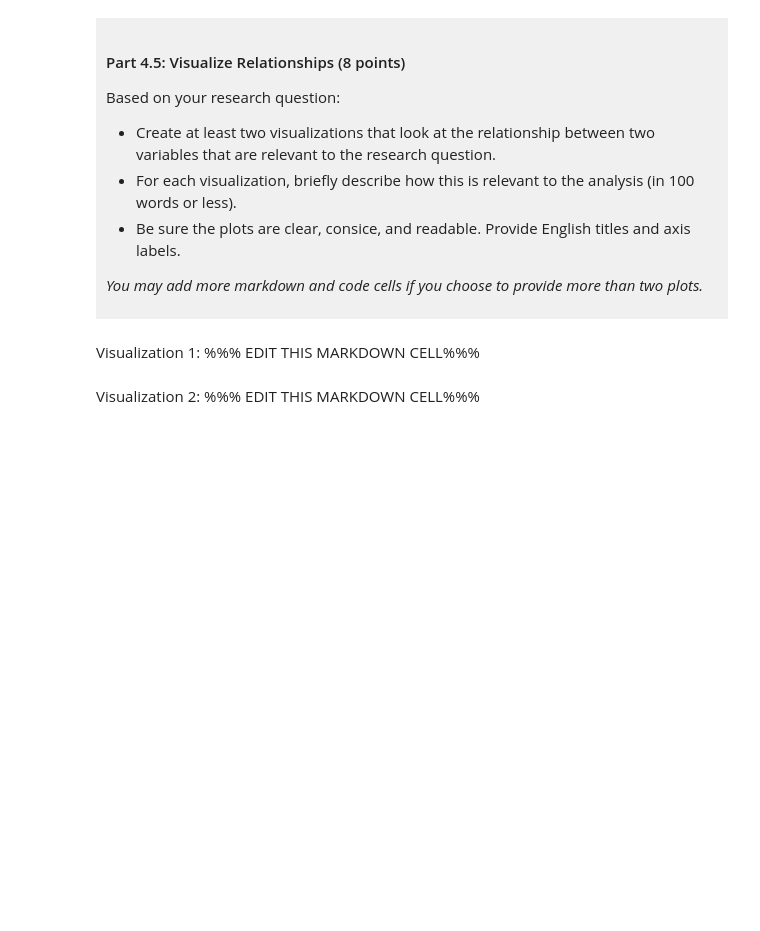
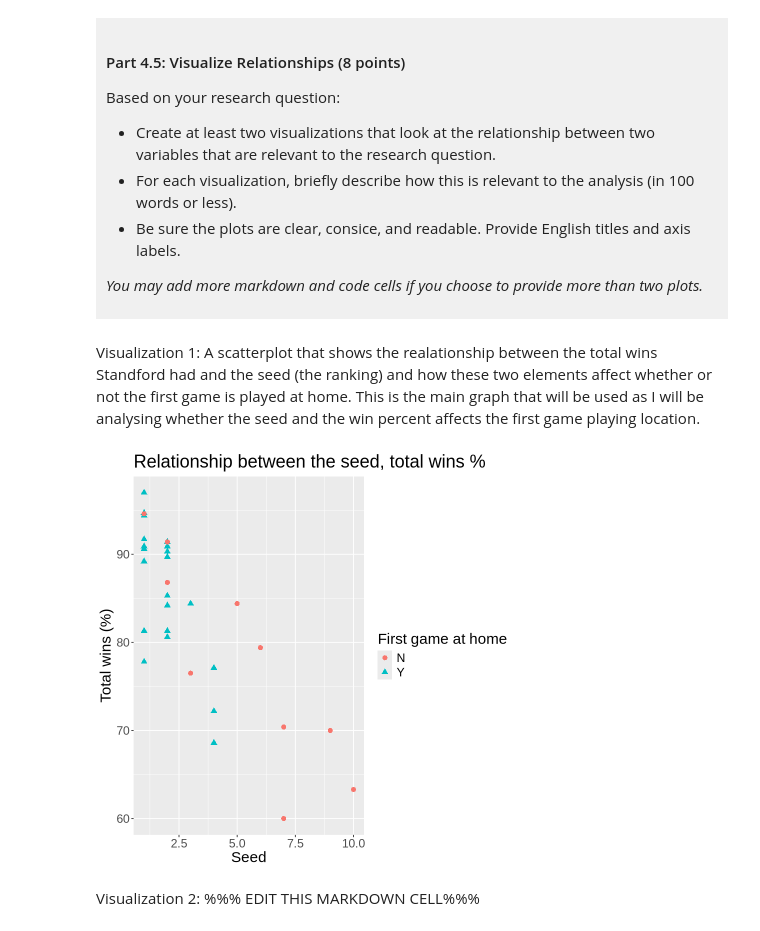
Before and after one commit to ivanavicky17/dsci-100-project-Ivana-Chow, a Jupyter notebook: dsci-100-project-notebook.ipynb, the cells around one changed output. Saved outputs shown, nothing was run; the diff lists cells and outputs as text; code cells hidden in the pictures; blank space fills up the shorter version.

```diff
--- a/dsci-100-project-notebook.ipynb
+++ b/dsci-100-project-notebook.ipynb
@@ -317,4 +362,4 @@ Based on your research question:
 *You may add more markdown and code cells if you choose to provide more than two plots.*
 </div>
 # %% [markdown]
-Visualization 1: %%% EDIT THIS MARKDOWN CELL%%%
+Visualization 1: A scatterplot that shows the realationship between the total wins Standford had and the seed (the ranking) and how these two elements affect whether or not the first game is played at home. This is the main graph that will be used as I will be analysing whether the seed and the win percent affects the first game playing location.
@@ -323,2 +366,9 @@ Visualization 1: %%% EDIT THIS MARKDOWN CELL%%%
+# %%
+first_game_scatter <- basketball_full |> ggplot(aes(x = seed, y = total_wins_pct, color = first_game_at_home, shape = first_game_at_home)) + geom_point(size = 2.5) +
+labs(x = "Seed", y = "Total wins (%)", color = "First game at home", shape = "First game at home", title = "Relationship between the seed, total wins %") + theme(text = element_text(size = 18))
+#still need to enlargen the graph for the title
+first_game_scatter
+# %% [output]
+[figure, added]
 # %% [markdown]
 Visualization 2: %%% EDIT THIS MARKDOWN CELL%%%
```
Also changed, not shown: parts of 11 cells of this notebook.
